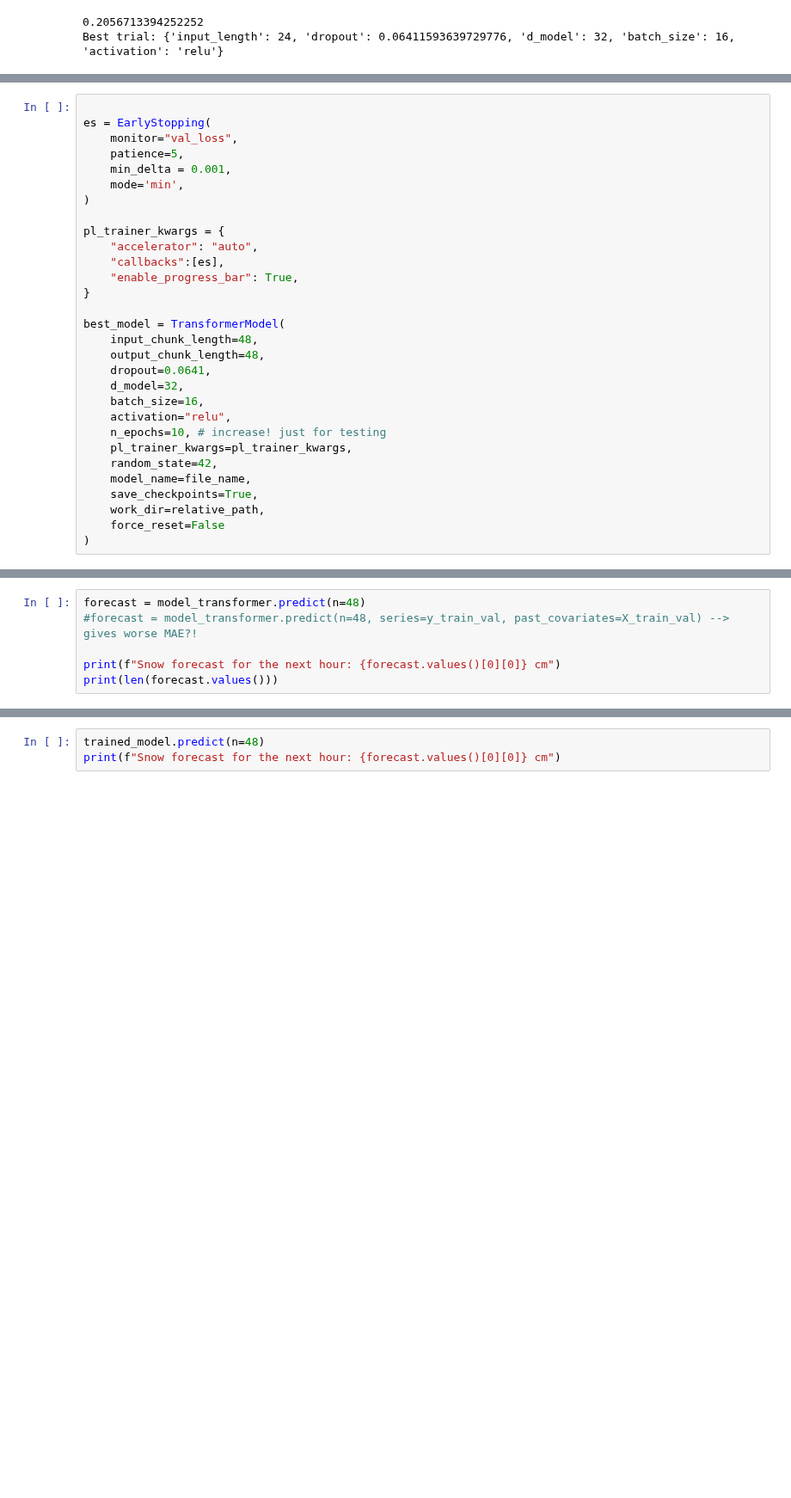
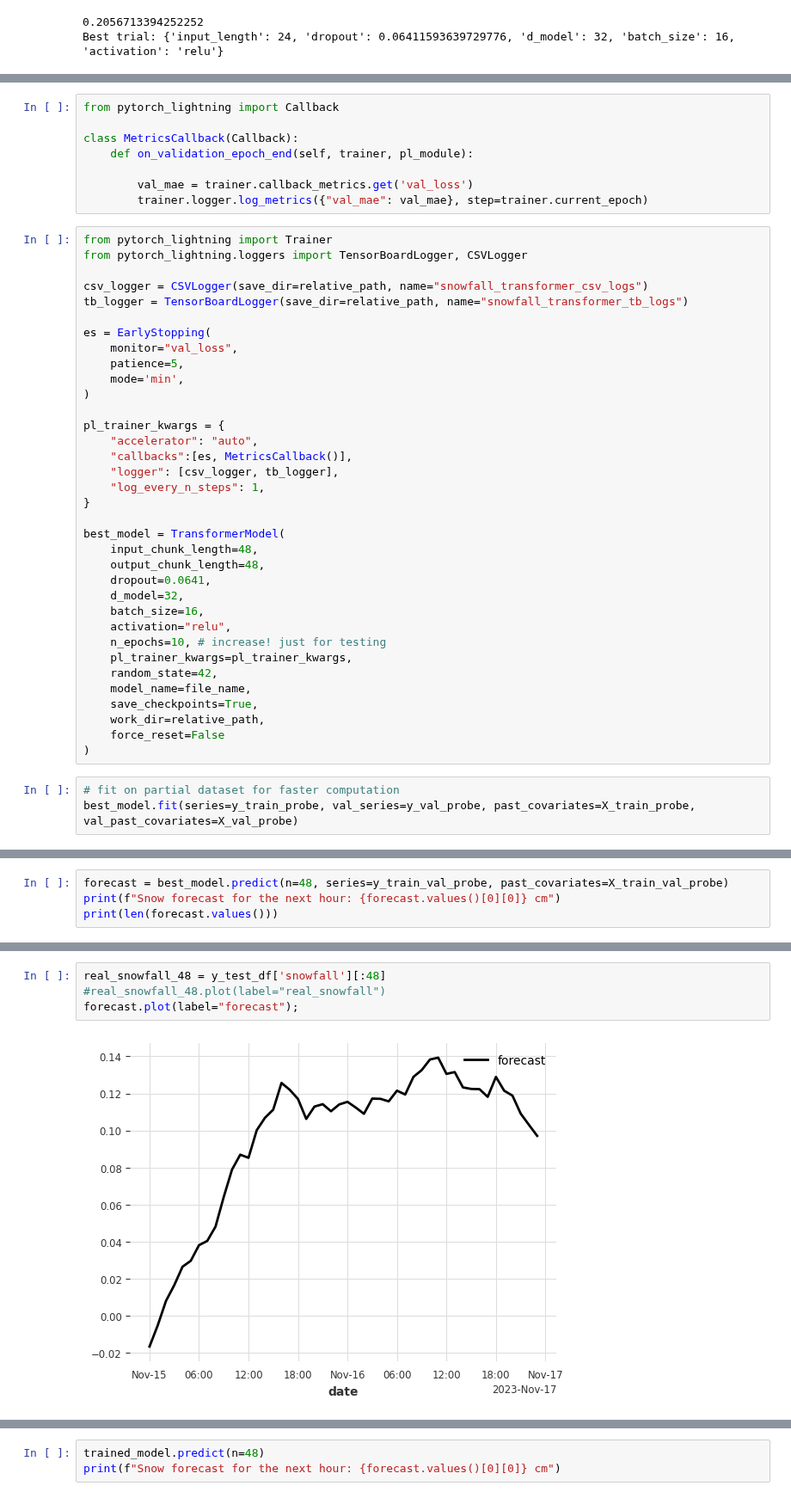
Before and after one commit to MadMax1995bb/powder_alert2.0, a Jupyter notebook: notebooks/notebook_model_tests.ipynb, the cells around one changed output, grey strips where cells are left out. Shown at 86% size. Drawn from its saved outputs; the diff is of its cells as text; blank space fills up the shorter version.

```diff
--- a/notebooks/notebook_model_tests.ipynb
+++ b/notebooks/notebook_model_tests.ipynb
@@ -626,16 +680,29 @@ file_path
+# %%
+from pytorch_lightning import Callback
+
+class MetricsCallback(Callback):
+    def on_validation_epoch_end(self, trainer, pl_module):
+
+        val_mae = trainer.callback_metrics.get('val_loss')
+        trainer.logger.log_metrics({"val_mae": val_mae}, step=trainer.current_epoch)
 # %%
+from pytorch_lightning import Trainer
+from pytorch_lightning.loggers import TensorBoardLogger, CSVLogger
+
+csv_logger = CSVLogger(save_dir=relative_path, name="snowfall_transformer_csv_logs")
+tb_logger = TensorBoardLogger(save_dir=relative_path, name="snowfall_transformer_tb_logs")
 
 es = EarlyStopping(
     monitor="val_loss",
     patience=5,
-    min_delta = 0.001,
     mode='min',
 )
 
 pl_trainer_kwargs = {
     "accelerator": "auto",
-    "callbacks":[es],
-    "enable_progress_bar": True,
+    "callbacks":[es, MetricsCallback()],
+    "logger": [csv_logger, tb_logger],
+    "log_every_n_steps": 1,
 }
 
 best_model = TransformerModel(
@@ -653,3 +720,6 @@ best_model = TransformerModel(
     work_dir=relative_path,
     force_reset=False
 )
+# %%
+# fit on partial dataset for faster computation
+best_model.fit(series=y_train_probe, val_series=y_val_probe, past_covariates=X_train_probe, val_past_covariates=X_val_probe)
@@ -677,7 +770,5 @@ RuntimeError: Early stopping conditioned on metric `val_mae` which is not availa
 # %%
-forecast = model_transformer.predict(n=48)
-#forecast = model_transformer.predict(n=48, series=y_train_val, past_covariates=X_train_val) --> gives worse MAE?!
-
+forecast = best_model.predict(n=48, series=y_train_val_probe, past_covariates=X_train_val_probe)
 print(f"Snow forecast for the next hour: {forecast.values()[0][0]} cm")
 print(len(forecast.values()))
 # %% [output]
@@ -694,3 +800,9 @@ forecast.plot()
+# %%
+real_snowfall_48 = y_test_df['snowfall'][:48]
+#real_snowfall_48.plot(label="real_snowfall")
+forecast.plot(label="forecast");
+# %% [output]
+[figure, added]
 # %%
 mae_best_model = mean_absolute_error(y_test.values()[:48], forecast.values())
 print(f"MAE 'best' TransformerModel = {mae_best_model}")
```
Also changed, not shown: parts of 30 cells of this notebook, 1 other file.
